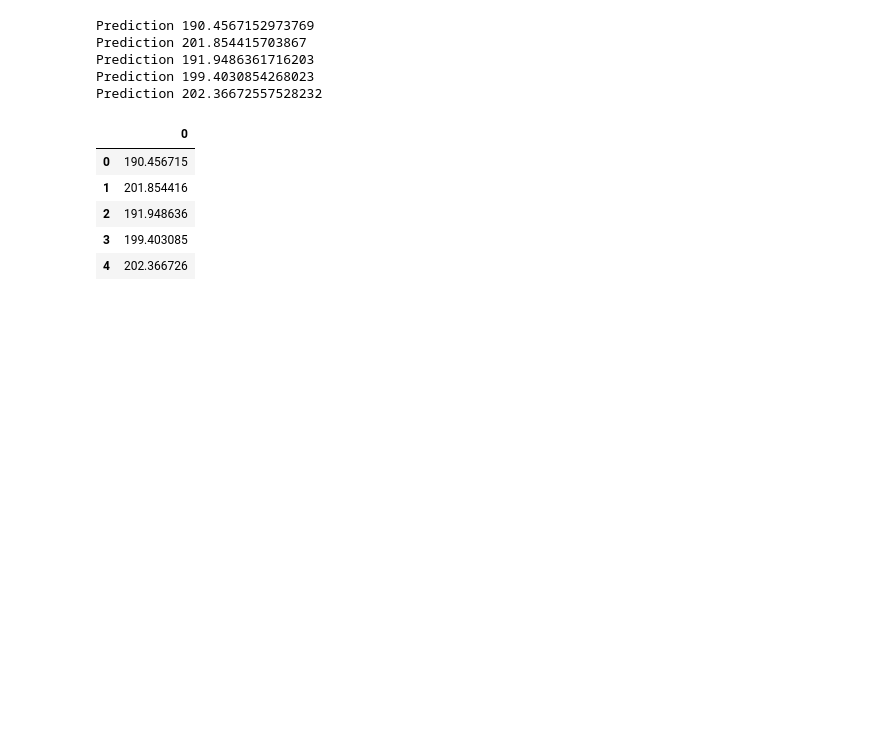
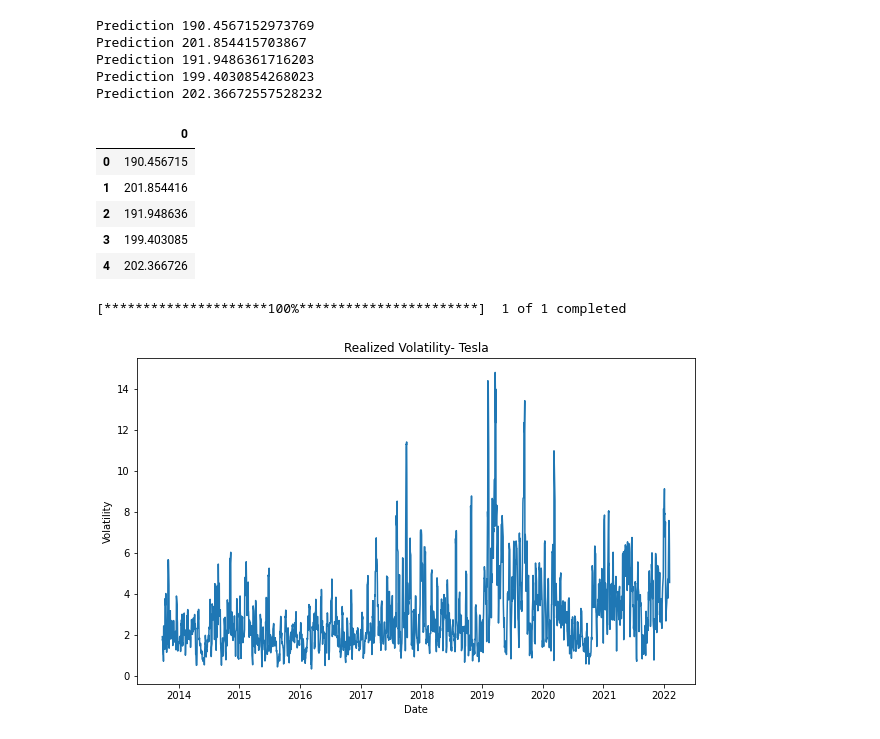
Before and after one commit to fareenamughal/Group-6-Crypto, a Jupyter notebook: Machine learning/Machine_learning_Tesla.ipynb, the cells around one changed output. Drawn from its saved outputs; the diff is of its cells as text; code cells hidden in the pictures; blank space fills up the shorter version.

```diff
--- a/Machine learning/Machine_learning_Tesla.ipynb
+++ b/Machine learning/Machine_learning_Tesla.ipynb
@@ -234,0 +241,17 @@ Prediction.to_csv('Tesla_prediction.csv', header='Prediction', index=True)
+# %%
+# Calculating the returns on Amazon based on adjusted closing prices
+
+tesla = yf.download('TSLA', start=start,interval='1d')
+ret = 100 * (tesla.pct_change()[1:]['Adj Close'])
+realized_vol = ret.rolling(5).std()
+
+# Plotting returns to see trends
+plt.figure(figsize=(10, 6))
+plt.plot(realized_vol.index,realized_vol)
+plt.title('Realized Volatility- Tesla')
+plt.ylabel('Volatility')
+plt.xlabel('Date')
+plt.show()
+# %% [output]
+[*********************100%***********************]  1 of 1 completed
+[figure, added]
```
Also changed, not shown: parts of 7 cells of this notebook.
